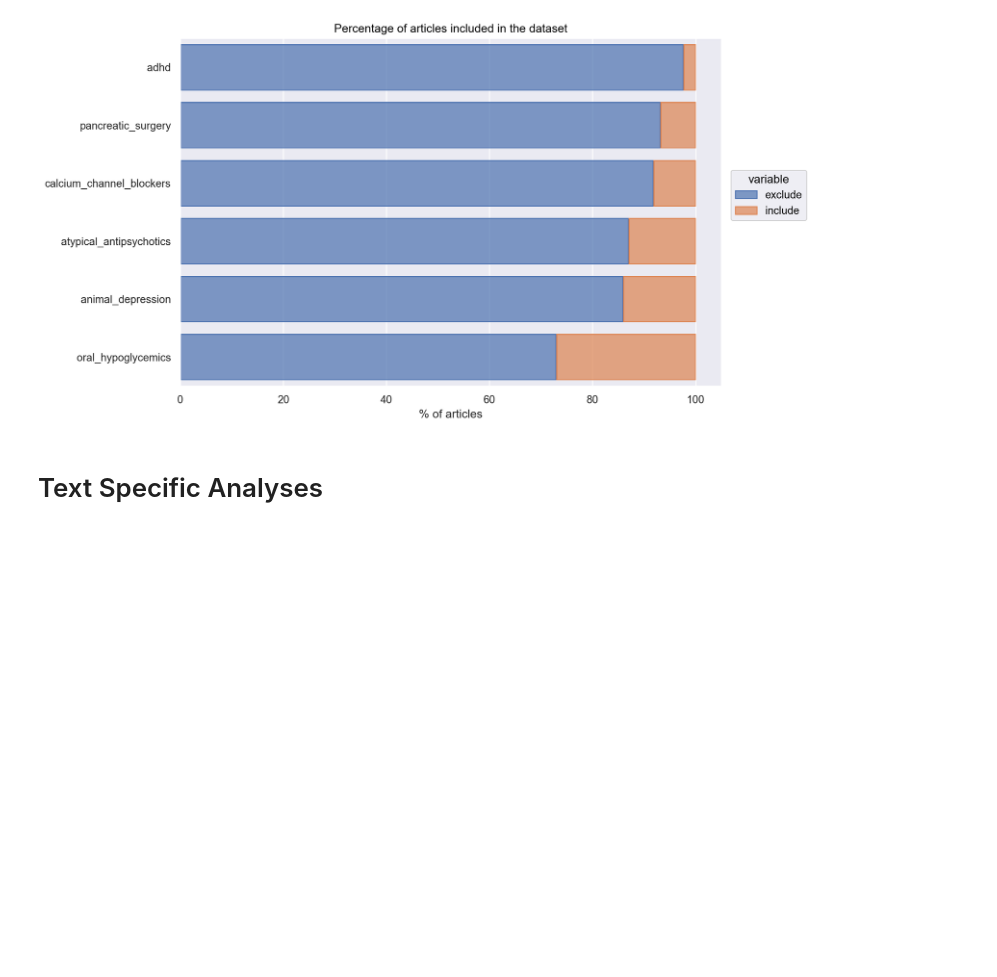
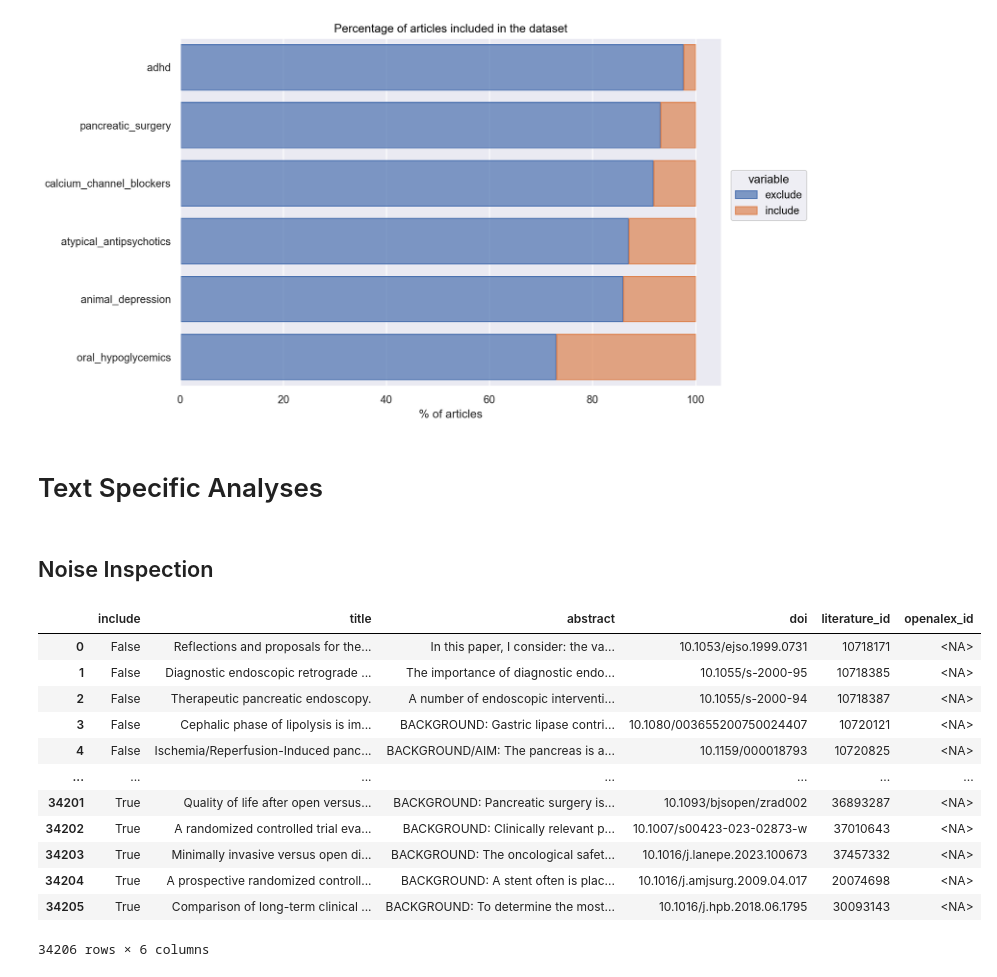
Before and after one commit to MarcoAigner/automated_title_abstract_screening, a Jupyter notebook: chapters/notebooks/3_2_preparation/3_2_2_analysis/3_2_2_analysis.ipynb, the cells around one changed output. Cells and saved outputs as stored; diff of their text form; code cells hidden in the pictures; blank space fills up the shorter version.

```diff
--- a/chapters/notebooks/3_2_preparation/3_2_2_analysis/3_2_2_analysis.ipynb
+++ b/chapters/notebooks/3_2_preparation/3_2_2_analysis/3_2_2_analysis.ipynb
@@ -64,0 +70,2 @@ memory usage: 2.0 MB
+# %%
+pd.options.display.max_colwidth = 150
@@ -180,3 +359,22 @@ distributions_melted
 [figure]
 # %% [markdown]
 # Text Specific Analyses
+# %% [markdown]
+## Noise Inspection
+# %%
+a = datasets['pancreatic_surgery']
+a
+# %% [output]
+|  | include | title | abstract | doi | literature_id | openalex_id |
+| 0 | False | Reflections and proposals for the... | In this paper, I consider: the va... | 10.1053/ejso.1999.0731 | 10718171 | <NA> |
+| 1 | False | Diagnostic endoscopic retrograde ... | The importance of diagnostic endo... | 10.1055/s-2000-95 | 10718385 | <NA> |
+| 2 | False | Therapeutic pancreatic endoscopy. | A number of endoscopic interventi... | 10.1055/s-2000-94 | 10718387 | <NA> |
+| 3 | False | Cephalic phase of lipolysis is im... | BACKGROUND: Gastric lipase contri... | 10.1080/003655200750024407 | 10720121 | <NA> |
+| 4 | False | Ischemia/Reperfusion-Induced panc... | BACKGROUND/AIM: The pancreas is a... | 10.1159/000018793 | 10720825 | <NA> |
+| ... | ... | ... | ... | ... | ... | ... |
+| 34201 | True | Quality of life after open versus... | BACKGROUND: Pancreatic surgery is... | 10.1093/bjsopen/zrad002 | 36893287 | <NA> |
+| 34202 | True | A randomized controlled trial eva... | BACKGROUND: Clinically relevant p... | 10.1007/s00423-023-02873-w | 37010643 | <NA> |
+| 34203 | True | Minimally invasive versus open di... | BACKGROUND: The oncological safet... | 10.1016/j.lanepe.2023.100673 | 37457332 | <NA> |
+| 34204 | True | A prospective randomized controll... | BACKGROUND: A stent often is plac... | 10.1016/j.amjsurg.2009.04.017 | 20074698 | <NA> |
+| 34205 | True | Comparison of long-term clinical ... | BACKGROUND: To determine the most... | 10.1016/j.hpb.2018.06.1795 | 30093143 | <NA> |
+34206 rows × 6 columns
```
Also changed, not shown: parts of 46 cells of this notebook.
